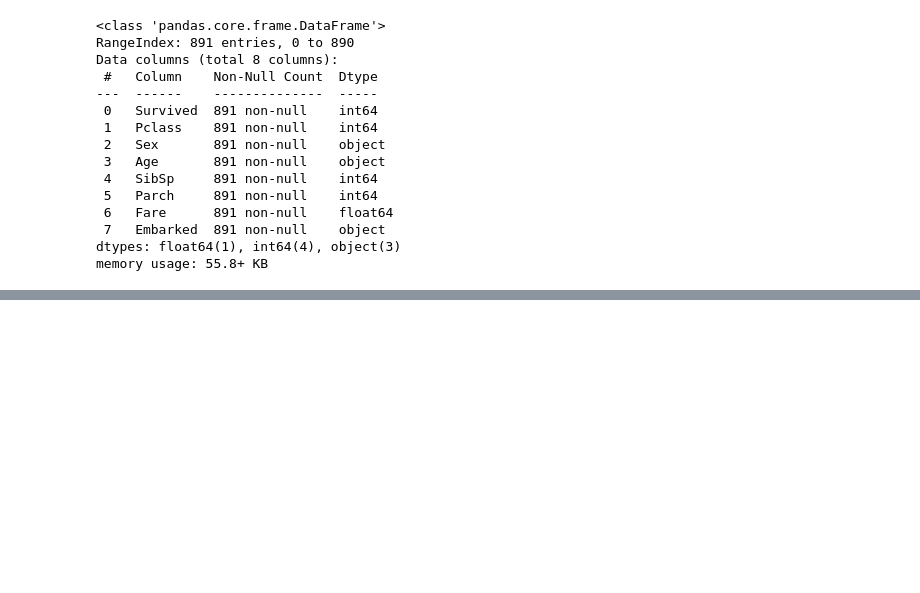
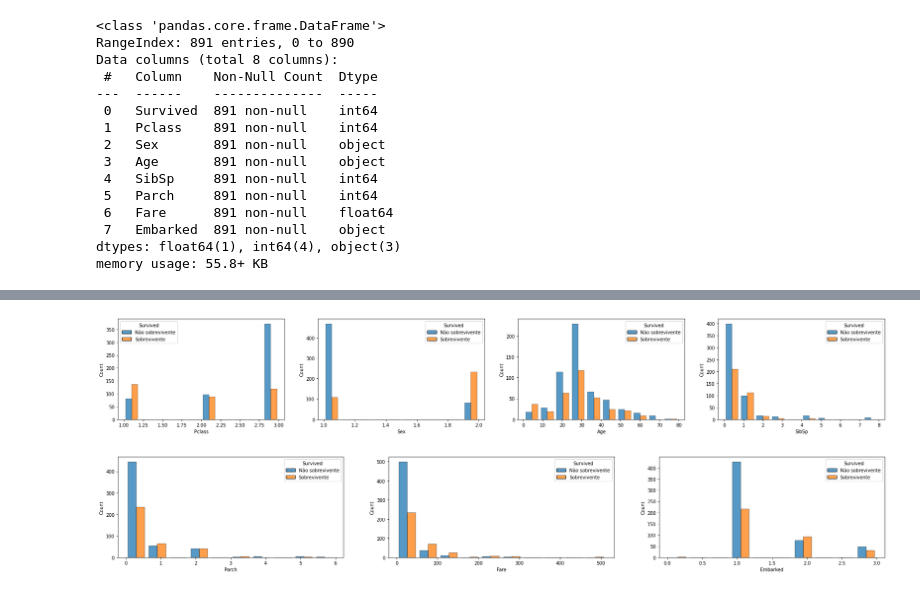
Before and after one commit to als-v/MachineLearning, a Jupyter notebook: Trabalho/trabalho.ipynb, the cells around one changed output, grey strips where cells are left out. Saved outputs shown, nothing was run; the diff lists cells and outputs as text; code cells hidden in the pictures; blank space fills up the shorter version.

Commit message:
visualização, normalização e PCA

```diff
--- a/Trabalho/trabalho.ipynb
+++ b/Trabalho/trabalho.ipynb
@@ -106,0 +132,11 @@ memory usage: 55.8+ KB
+# %%
+df.loc[df['Sex'] == 'male', 'Sex'] = 1
+df.loc[df['Sex'] == 'female', 'Sex'] = 2
+
+df['Age'] = pd.to_numeric(df['Age'], errors='coerce')
+df['Sex'] = pd.to_numeric(df['Sex'], errors='coerce')
+
+df.loc[df['Embarked'] == 'desconhecido', 'Embarked'] = 0
+df.loc[df['Embarked'] == 'S', 'Embarked'] = 1
+df.loc[df['Embarked'] == 'C', 'Embarked'] = 2
+df.loc[df['Embarked'] == 'Q', 'Embarked'] = 3
@@ -106,0 +179,24 @@ memory usage: 55.8+ KB
+# %%
+def change(df):
+    df.loc[df['Survived'] == 1, 'Survived'] = 'Sobrevivente'
+    df.loc[df['Survived'] == 0, 'Survived'] = 'Não sobrevivente'
+
+def goBack(df):
+    df.loc[df['Survived'] == 'Sobrevivente', 'Survived'] = 1
+    df.loc[df['Survived'] == 'Não sobrevivente', 'Survived'] = 0
+    df['Survived'] = pd.to_numeric(df['Survived'], errors='coerce')
+
+def showHistogram(df, columns):
+    fig, axes = plt.subplots(nrows=1, ncols=len(columns), figsize=(8,4))
+
+    for i, column in enumerate(columns):
+        sns.histplot(data=df, bins=10, x=column, hue='Survived', multiple='dodge', shrink=0.8, ax=axes[i])
+
+    plt.subplots_adjust(right=3.0, wspace=0.2)
+    plt.show()
+
+def showScatterplot(df, columns = ['Pclass', 'Sex', 'Age', 'SibSp',	'Parch', 'Fare', 'Embarked']):
+    for idx, column in enumerate(columns):
+        for col in columns[idx+1:]:
+            sns.scatterplot(data=df, x=column, y=col, hue='Survived')
+            plt.show()
@@ -106,0 +221,8 @@ memory usage: 55.8+ KB
+# %%
+change(df)
+showHistogram(df, ['Pclass', 'Sex', 'Age', 'SibSp'])
+showHistogram(df, ['Parch', 'Fare', 'Embarked'])
+goBack(df)
+# %% [output]
+[figure, added]
+[figure, added]
```
Also changed, not shown: parts of 19 cells of this notebook.
